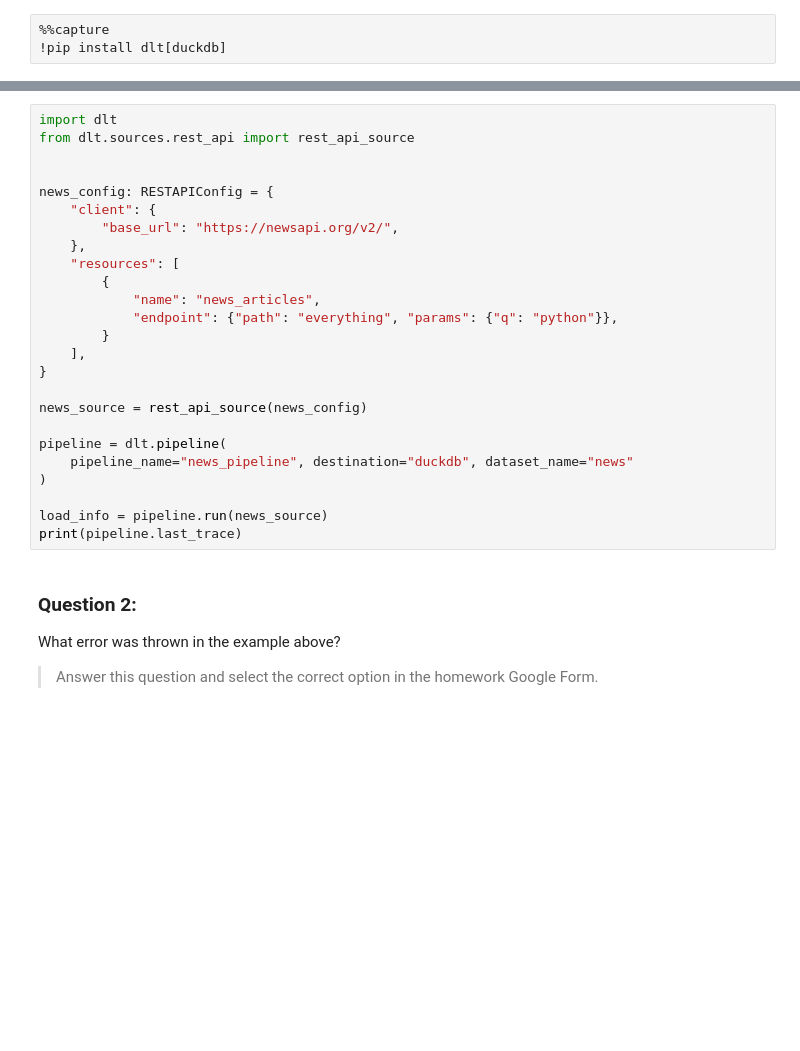
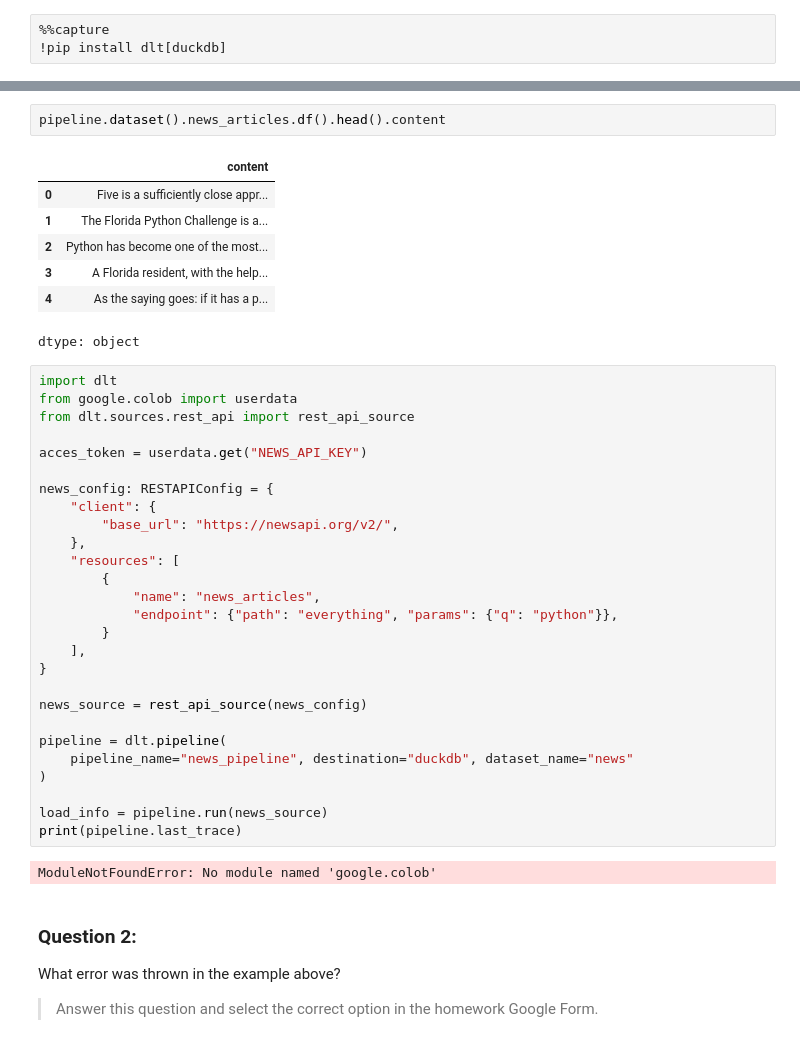
Before and after one commit to jsgane/DE_DLT, a Jupyter notebook: docs/education/dlt-advanced-course/lesson_1_custom_sources_restapi_source_and_restclient.ipynb, the cells around one changed output, grey strips where cells are left out. Drawn from its saved outputs; the diff is of its cells as text; blank space fills up the shorter version.

```diff
--- a/docs/education/dlt-advanced-course/lesson_1_custom_sources_restapi_source_and_restclient.ipynb
+++ b/docs/education/dlt-advanced-course/lesson_1_custom_sources_restapi_source_and_restclient.ipynb
@@ -735,7 +973,19 @@ Let’s build a real-world configuration step-by-step using NewsAPI.
+# %%
+pipeline.dataset().news_articles.df().head().content
+# %% [output]
+|  | content |
+| 0 | Five is a sufficiently close appr... |
+| 1 | The Florida Python Challenge is a... |
+| 2 | Python has become one of the most... |
+| 3 | A Florida resident, with the help... |
+| 4 | As the saying goes: if it has a p... |
+dtype: object
 # %%
 import dlt
+from google.colob import userdata
 from dlt.sources.rest_api import rest_api_source
 
+acces_token = userdata.get("NEWS_API_KEY")
 
 news_config: RESTAPIConfig = {
     "client": {
@@ -757,6 +1007,8 @@ pipeline = dlt.pipeline(
 
 load_info = pipeline.run(news_source)
 print(pipeline.last_trace)
+# %% [output]
+ModuleNotFoundError: No module named 'google.colob'
 # %% [markdown]
 ### Question 2:
 
```
Also changed, not shown: parts of 13 cells of this notebook.
